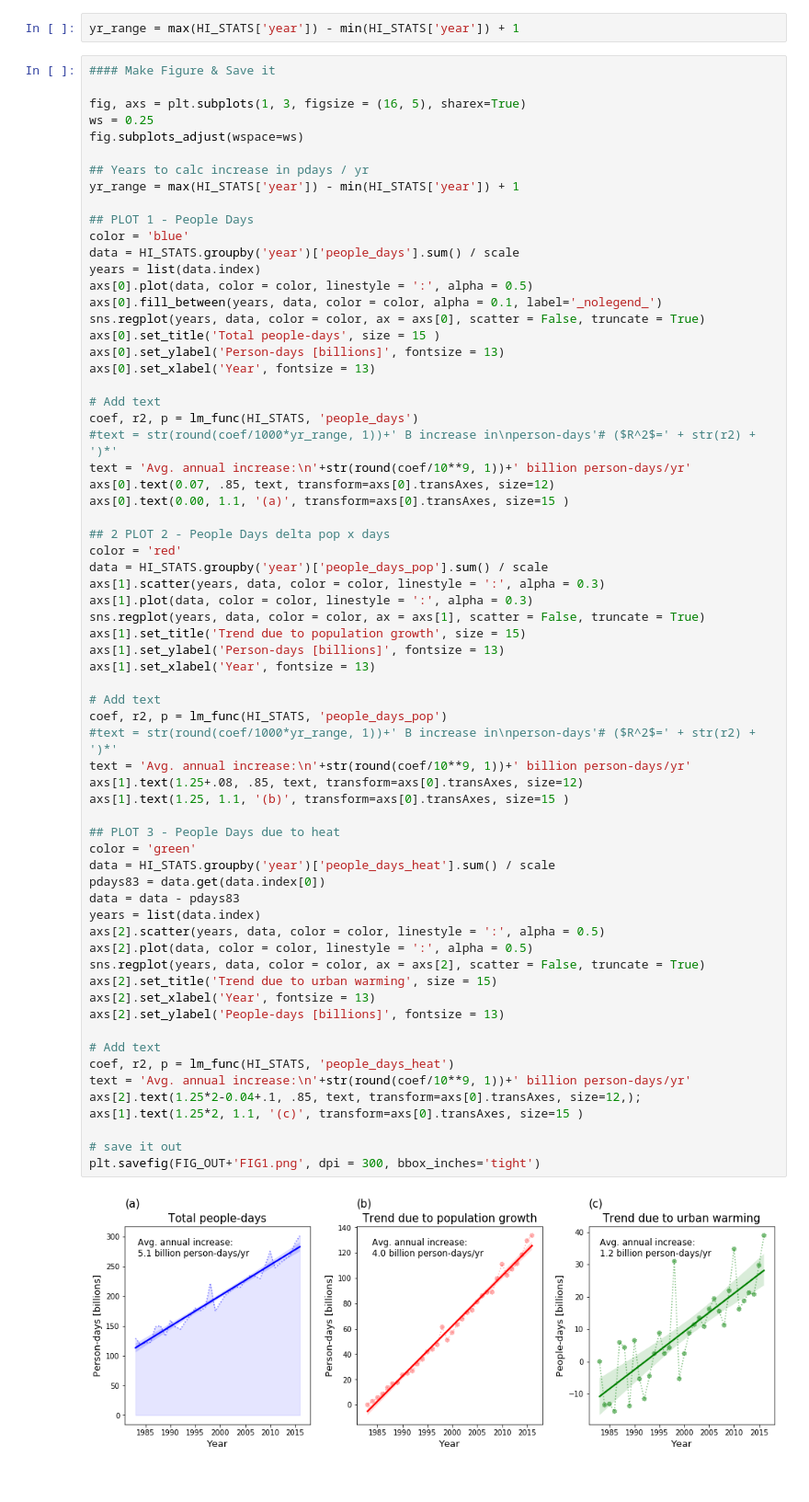
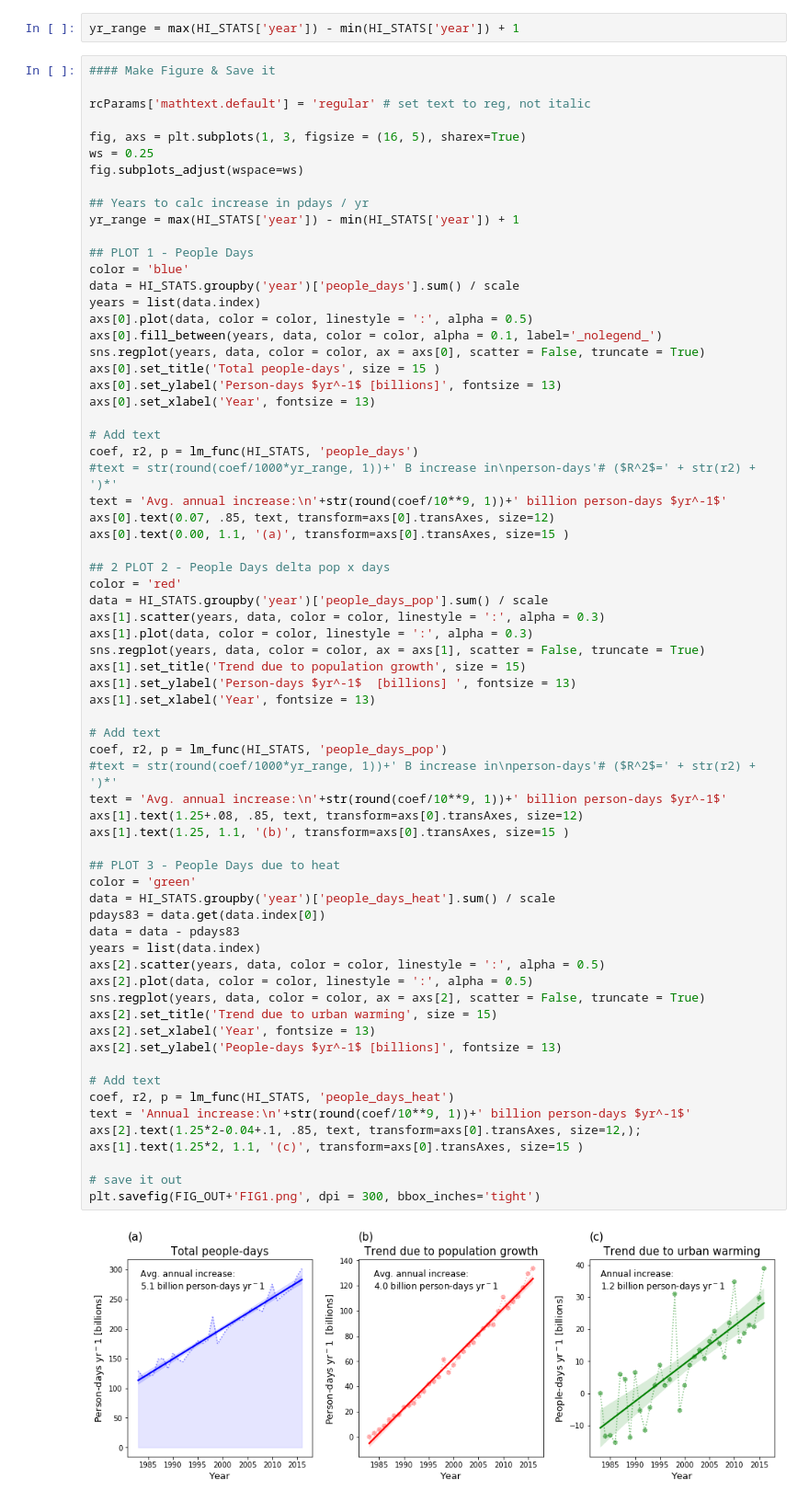
Before and after one commit to ecohydro/GlobalUrbanHeat, a Jupyter notebook: Notebooks/cpt_Fig1_Final.ipynb, the cells around one changed output. Shown: that part at 92% size. Cells and saved outputs as stored; diff of their text form.

```diff
--- a/Notebooks/cpt_Fig1_Final.ipynb
+++ b/Notebooks/cpt_Fig1_Final.ipynb
@@ -76,6 +76,8 @@ def lm_func(df, col):
 yr_range = max(HI_STATS['year']) - min(HI_STATS['year']) + 1
 # %%
 #### Make Figure & Save it
+
+rcParams['mathtext.default'] = 'regular' # set text to reg, not italic
 
 fig, axs = plt.subplots(1, 3, figsize = (16, 5), sharex=True)
 ws = 0.25
@@ -92,13 +94,13 @@ axs[0].plot(data, color = color, linestyle = ':', alpha = 0.5)
 axs[0].fill_between(years, data, color = color, alpha = 0.1, label='_nolegend_')
 sns.regplot(years, data, color = color, ax = axs[0], scatter = False, truncate = True)
 axs[0].set_title('Total people-days', size = 15 )
-axs[0].set_ylabel('Person-days [billions]', fontsize = 13)
+axs[0].set_ylabel('Person-days $yr^-1$ [billions]', fontsize = 13)
 axs[0].set_xlabel('Year', fontsize = 13)
 
 # Add text
 coef, r2, p = lm_func(HI_STATS, 'people_days')
 #text = str(round(coef/1000*yr_range, 1))+' B increase in\nperson-days'# ($R^2$=' + str(r2) + ')*'
-text = 'Avg. annual increase:\n'+str(round(coef/10**9, 1))+' billion person-days/yr'
+text = 'Avg. annual increase:\n'+str(round(coef/10**9, 1))+' billion person-days $yr^-1$'
 axs[0].text(0.07, .85, text, transform=axs[0].transAxes, size=12)
 axs[0].text(0.00, 1.1, '(a)', transform=axs[0].transAxes, size=15 )
 
@@ -109,36 +111,36 @@ axs[1].scatter(years, data, color = color, linestyle = ':', alpha = 0.3)
 axs[1].plot(data, color = color, linestyle = ':', alpha = 0.3)
 sns.regplot(years, data, color = color, ax = axs[1], scatter = False, truncate = True)
 axs[1].set_title('Trend due to population growth', size = 15)
-axs[1].set_ylabel('Person-days [billions]', fontsize = 13)
+axs[1].set_ylabel('Person-days $yr^-1$  [billions] ', fontsize = 13)
 axs[1].set_xlabel('Year', fontsize = 13)
 
 # Add text
 coef, r2, p = lm_func(HI_STATS, 'people_days_pop')
 #text = str(round(coef/1000*yr_range, 1))+' B increase in\nperson-days'# ($R^2$=' + str(r2) + ')*'
-text = 'Avg. annual increase:\n'+str(round(coef/10**9, 1))+' billion person-days/yr'
+text = 'Avg. annual increase:\n'+str(round(coef/10**9, 1))+' billion person-days $yr^-1$'
 axs[1].text(1.25+.08, .85, text, transform=axs[0].transAxes, size=12)
 axs[1].text(1.25, 1.1, '(b)', transform=axs[0].transAxes, size=15 )
 
 ## PLOT 3 - People Days due to heat
 color = 'green'
 data = HI_STATS.groupby('year')['people_days_heat'].sum() / scale
 pdays83 = data.get(data.index[0])
 data = data - pdays83
 years = list(data.index)
 axs[2].scatter(years, data, color = color, linestyle = ':', alpha = 0.5)
 axs[2].plot(data, color = color, linestyle = ':', alpha = 0.5)
 sns.regplot(years, data, color = color, ax = axs[2], scatter = False, truncate = True)
 axs[2].set_title('Trend due to urban warming', size = 15)
 axs[2].set_xlabel('Year', fontsize = 13)
-axs[2].set_ylabel('People-days [billions]', fontsize = 13)
+axs[2].set_ylabel('People-days $yr^-1$ [billions]', fontsize = 13)
 
 # Add text
 coef, r2, p = lm_func(HI_STATS, 'people_days_heat')
-text = 'Avg. annual increase:\n'+str(round(coef/10**9, 1))+' billion person-days/yr'
+text = 'Annual increase:\n'+str(round(coef/10**9, 1))+' billion person-days $yr^-1$'
 axs[2].text(1.25*2-0.04+.1, .85, text, transform=axs[0].transAxes, size=12,);
 axs[1].text(1.25*2, 1.1, '(c)', transform=axs[0].transAxes, size=15 )
 
 # save it out
 plt.savefig(FIG_OUT+'FIG1.png', dpi = 300, bbox_inches='tight')
 # %% [output]
-[figure, old version]
+[figure, new version]
```
Also changed, not shown: 2 other files.
